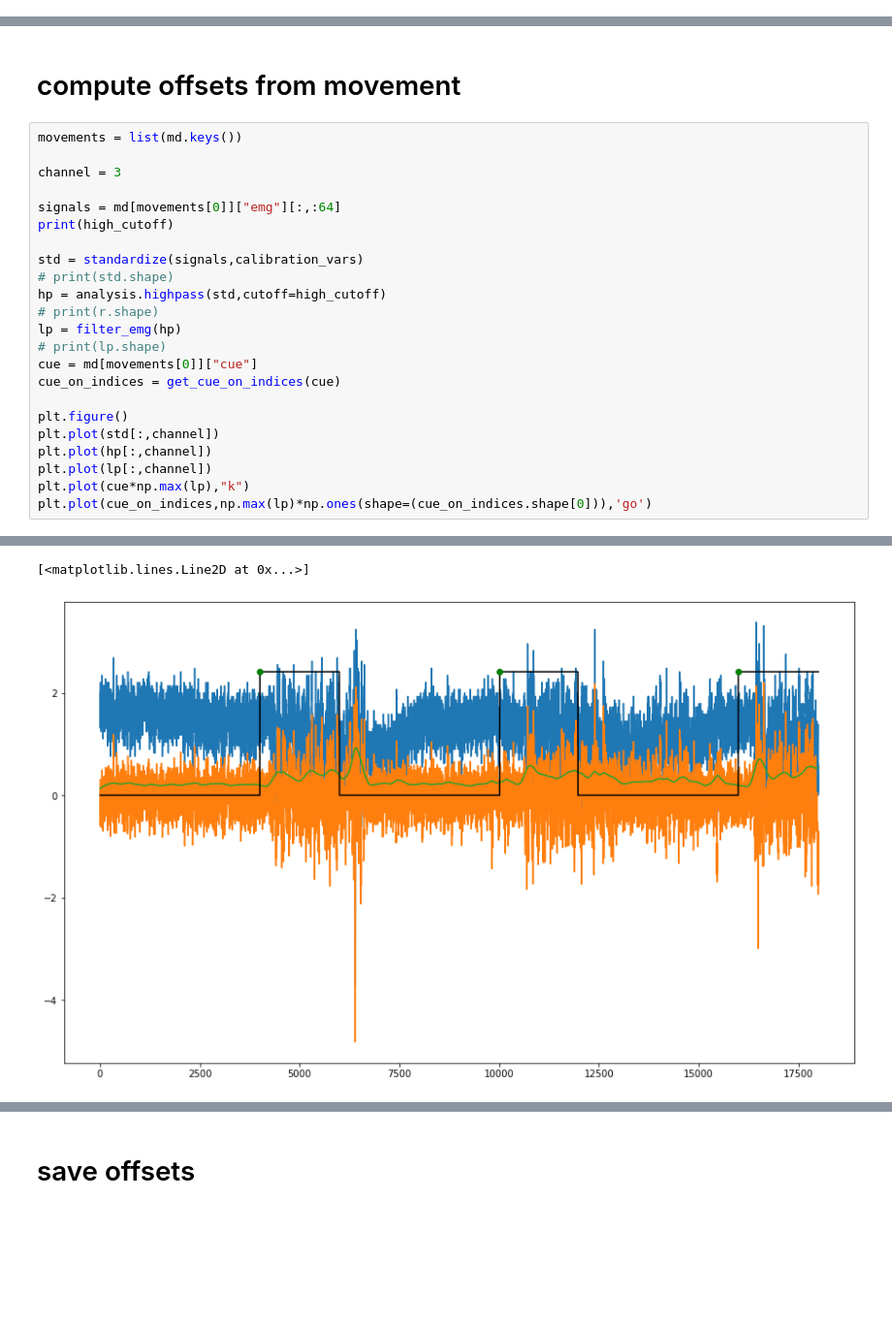
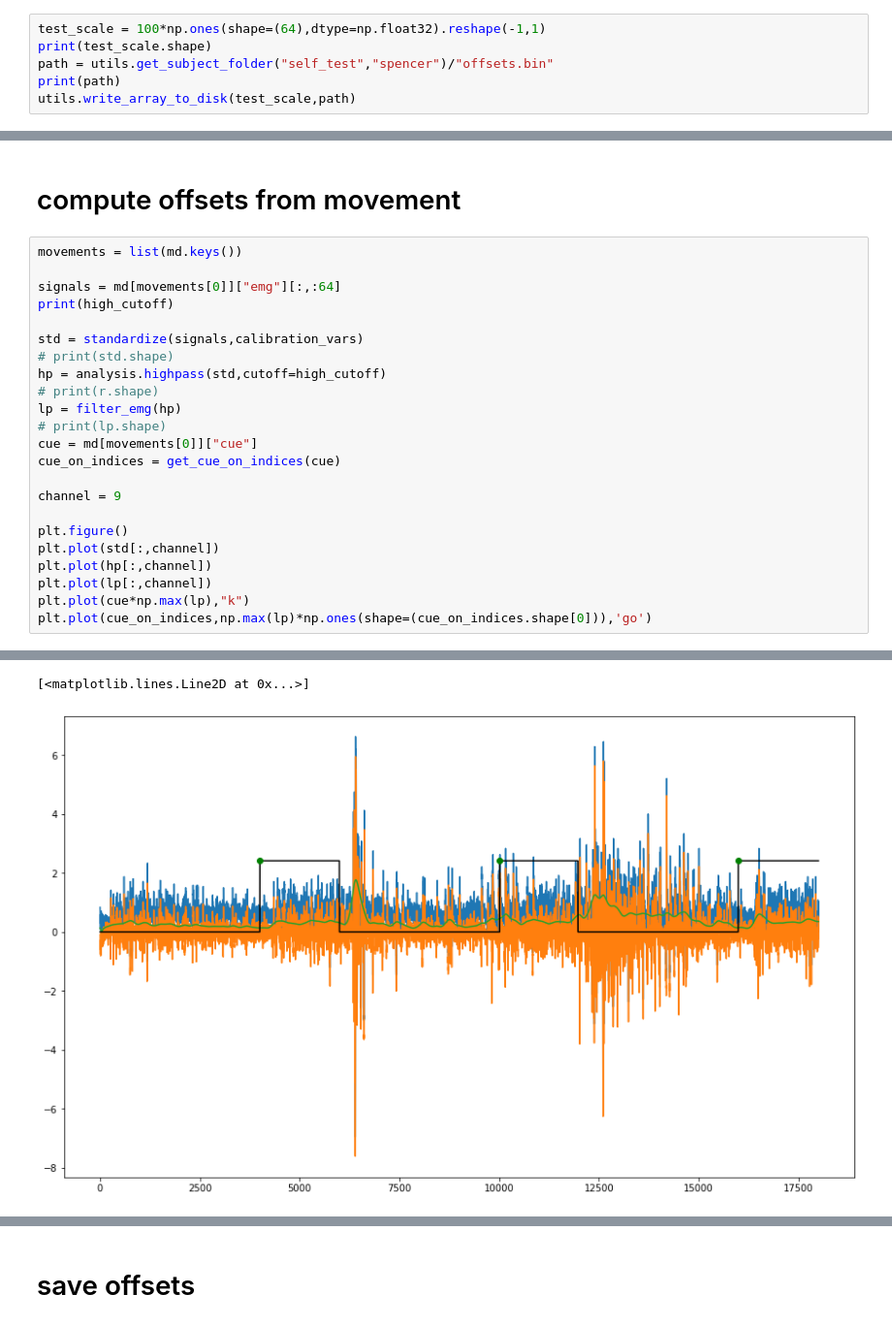
Before and after one commit to spewil/kyberphysics, a Jupyter notebook: notebooks/mappings.ipynb, the cells around one changed output, grey strips where cells are left out. Shown at 97% size. Cells and saved outputs as stored; diff of their text form; blank space fills up the shorter version.

```diff
--- a/notebooks/mappings.ipynb
+++ b/notebooks/mappings.ipynb
@@ -32,0 +18,6 @@ min channel:  7
+# %%
+test_scale = 100*np.ones(shape=(64),dtype=np.float32).reshape(-1,1)
+print(test_scale.shape)
+path = utils.get_subject_folder("self_test","spencer")/"offsets.bin"
+print(path)
+utils.write_array_to_disk(test_scale,path)
@@ -385,8 +402,6 @@ utils.write_array_to_disk(a=v,path=subject_metadata_folder/"variance.bin")
 # compute offsets from movement
 # %%
 movements = list(md.keys())
-
-channel = 3
 
 signals = md[movements[0]]["emg"][:,:64]
 print(high_cutoff)
@@ -400,6 +415,8 @@ lp = filter_emg(hp)
 cue = md[movements[0]]["cue"]
 cue_on_indices = get_cue_on_indices(cue)
 
+channel = 9
+
 plt.figure()
 plt.plot(std[:,channel])
 plt.plot(hp[:,channel])
@@ -416,6 +433,6 @@ min channel:  9
 (18000, 64)
 [<matplotlib.lines.Line2D at 0x...>]
-[figure, old version]
+[figure, new version]
 # %%
 def extract_quiescent(md,samples_before_cue = 1500):
     quiescents = []
```
Also changed, not shown: parts of 14 cells of this notebook, 22 other files.
